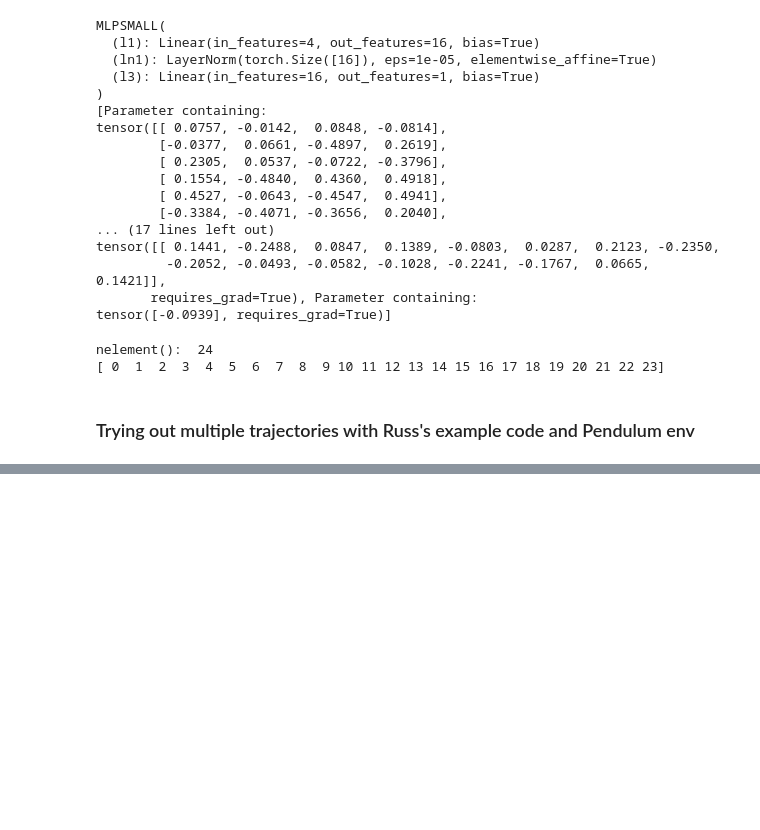
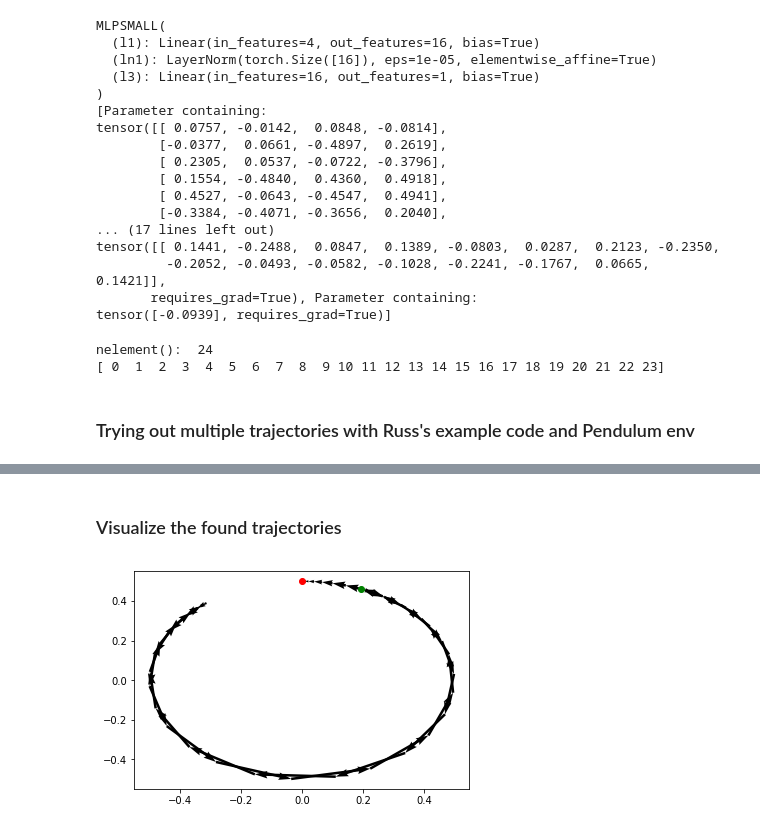
Before and after one commit to robert-verkuil/drake-pytorch, a Jupyter notebook: python/Real NN Constraint Testing.ipynb, the cells around one changed output, grey strips where cells are left out. Drawn from its saved outputs; the diff is of its cells as text; code cells hidden in the pictures; blank space fills up the shorter version.

```diff
--- a/python/Real NN Constraint Testing.ipynb
+++ b/python/Real NN Constraint Testing.ipynb
@@ -230,0 +318,16 @@ plot_multiple_dircol_trajectories(prog, h, u, x, num_trajectories, num_samples)
+# %% [markdown]
+### Visualize the found trajectories
+# %%
+plt.figure()
+# for ti in range(num_trajectories):
+for ti in [3]:
+    h_sol = prog.GetSolution(h[ti])[0]
+    breaks = [h_sol*i for i in range(num_samples)]
+    knots = prog.GetSolution(x[ti])
+    x_trajectory = PiecewisePolynomial.Cubic(breaks, knots, False)
+    t_samples = np.linspace(breaks[0], breaks[-1], 45)
+    x_samples = np.hstack([x_trajectory.value(t) for t in t_samples])
+
+    visualize_trajectory(t_samples, x_samples, expmt="pendulum", create_figure=False)
+# %% [output]
+[figure, added]
```
Also changed, not shown: parts of 6 cells of this notebook, 1 other file.
